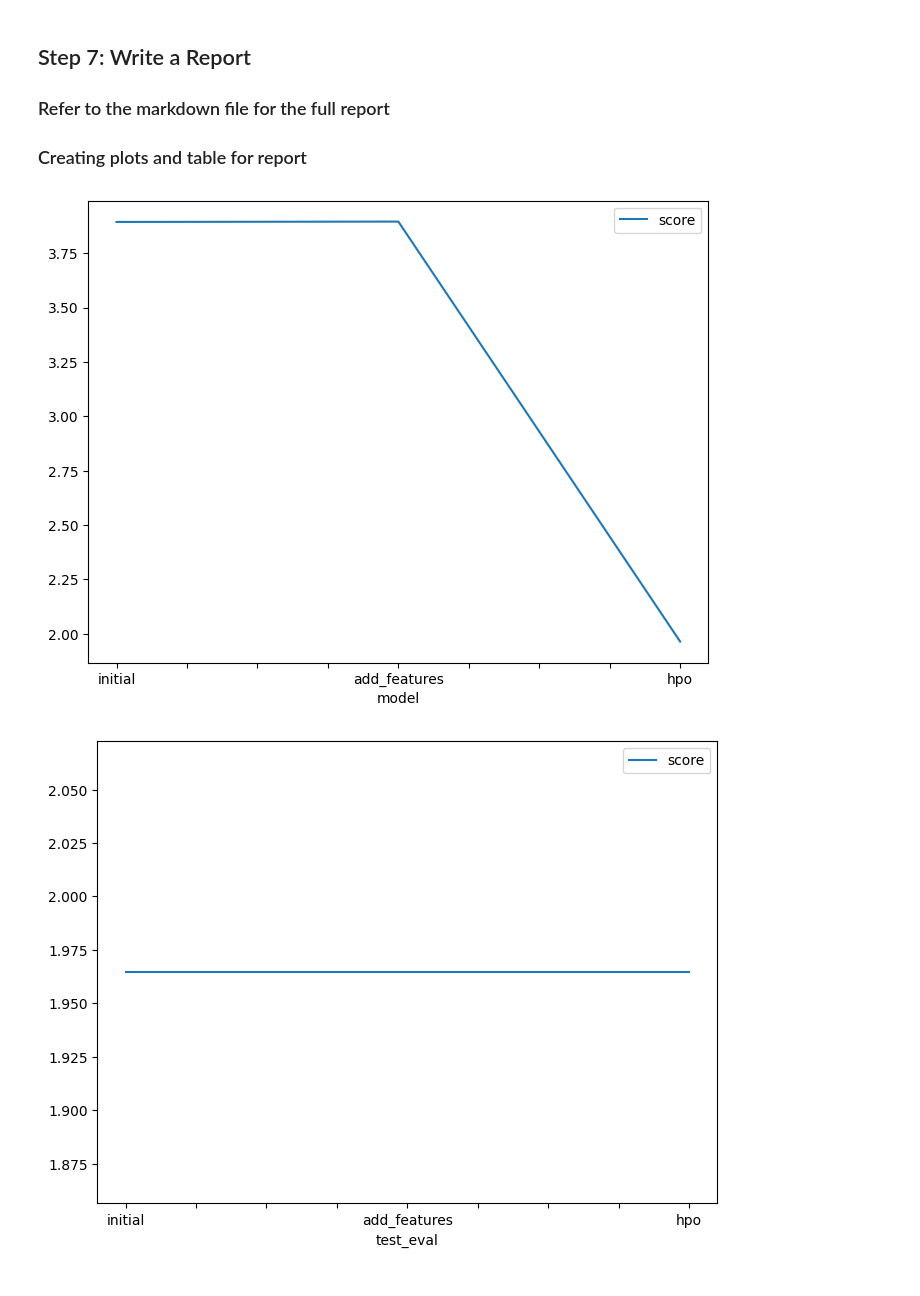
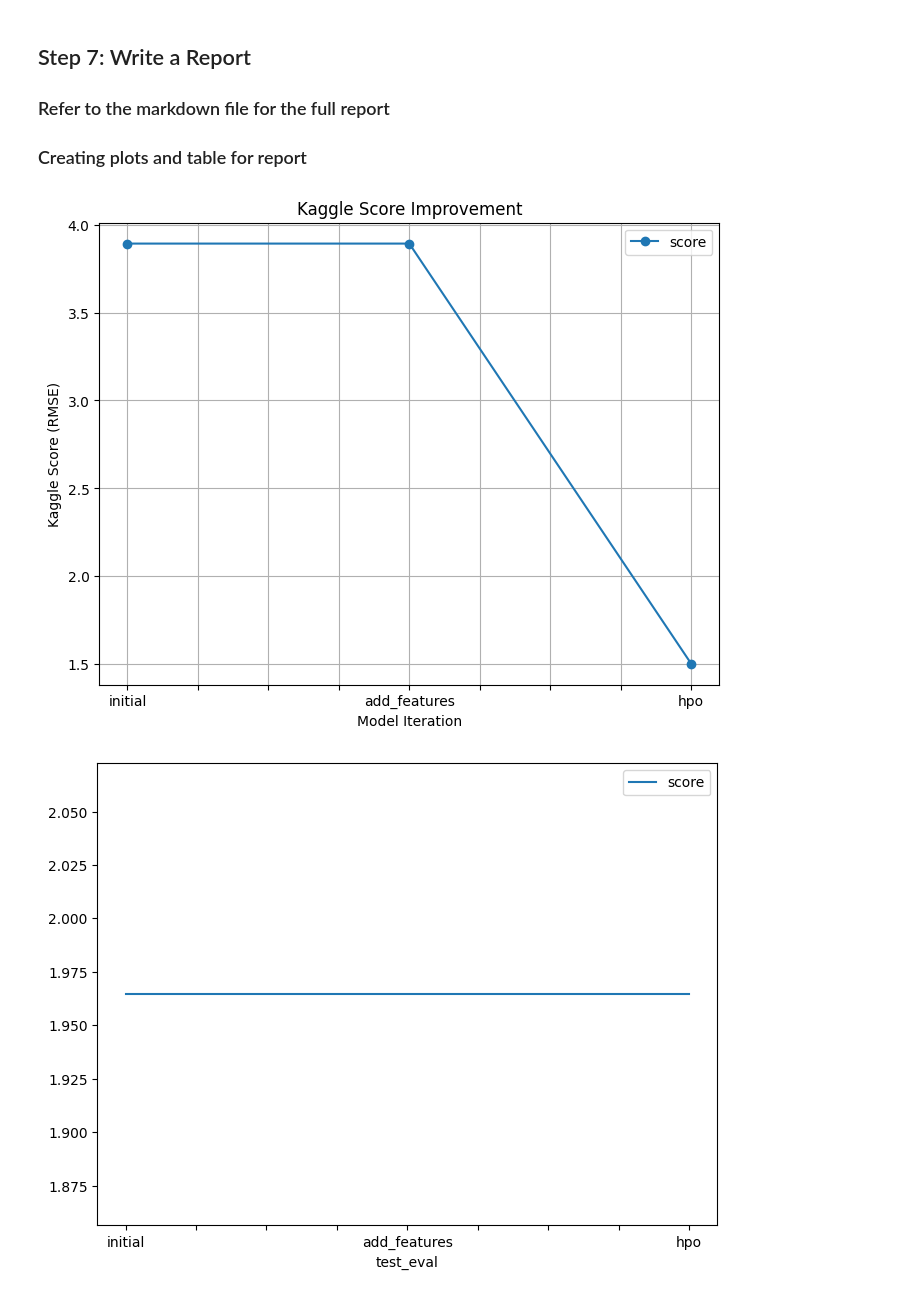
Before and after one commit to clencyc/Bike-Sharing-Demand-Prediction, a Jupyter notebook: project/project-template.ipynb, the cells around one changed output. Cells and saved outputs as stored; diff of their text form; code cells hidden in the pictures.

```diff
--- a/project/project-template.ipynb
+++ b/project/project-template.ipynb
@@ -607,18 +645,29 @@ submission.csv               2025-06-02 20:17:32.973000  Initial submission with
 ## Step 7: Write a Report
 ### Refer to the markdown file for the full report
 ### Creating plots and table for report
-# %%
-# Taking the top model score from each training run and creating a line plot to show improvement
-# You can create these in the notebook and save them to PNG or use some other tool (e.g. google sheets, excel)
-fig = pd.DataFrame(
-    {
-        "model": ["initial", "add_features", "hpo"],
-        "score": [3.89352, 3.8952, 1.96445]
-    }
-).plot(x="model", y="score", figsize=(8, 6)).get_figure()
-fig.savefig('model_train_score.png')
-# %% [output]
-[figure, removed]
+# %%
+import pandas as pd
+import matplotlib.pyplot as plt
+
+# Kaggle scores for each model iteration
+data = {
+    "model": ["initial", "add_features", "hpo"],
+    "score": [3.89352, 3.89352, 1.50177]  # Replace with actual Kaggle public scores
+}
+
+# Create a DataFrame
+df = pd.DataFrame(data)
+
+# Plot the scores
+fig = df.plot(x="model", y="score", kind="line", marker="o", figsize=(8, 6), title="Kaggle Score Improvement").get_figure()
+plt.ylabel("Kaggle Score (RMSE)")
+plt.xlabel("Model Iteration")
+plt.grid(True)
+
+# Save the plot as a PNG file
+fig.savefig('model_train_score.png')
+# %% [output]
+[figure, added]
 # %%
 # Take the 3 kaggle scores and creating a line plot to show improvement
 fig = pd.DataFrame(
```
Also changed, not shown: parts of 4 cells of this notebook, 2 other files.
